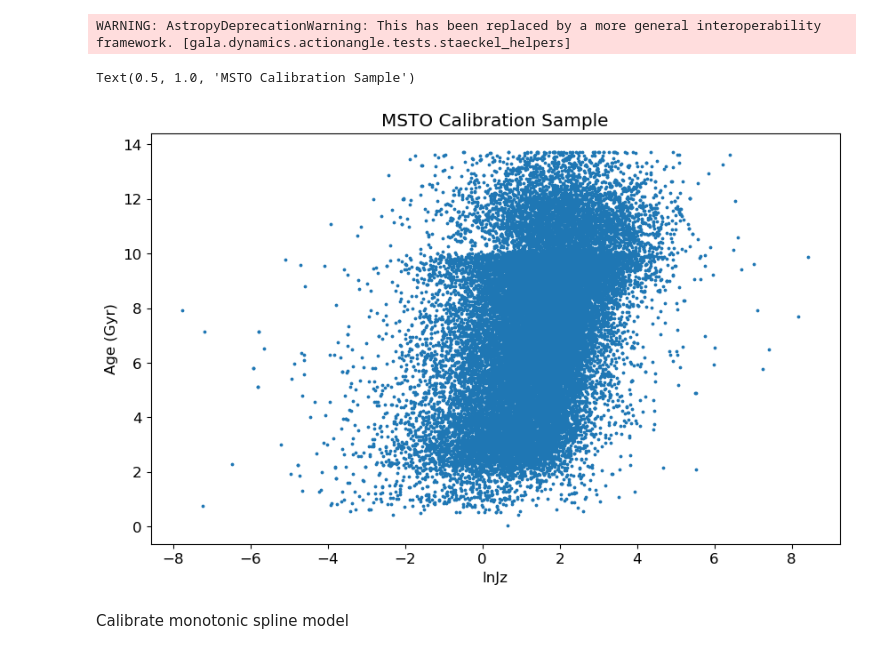
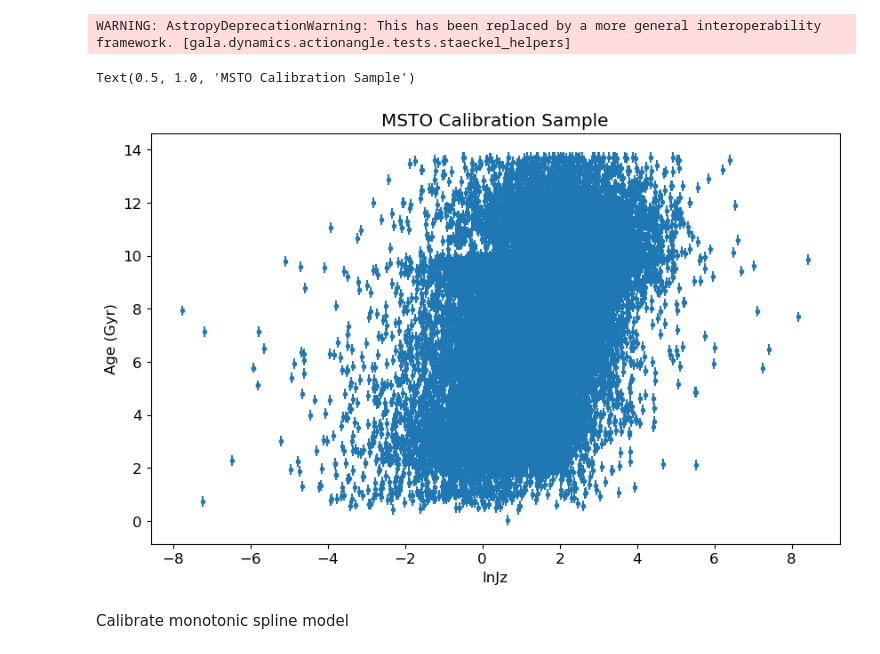
Before and after one commit to ssagear/zoomies, a Jupyter notebook: tutorials/Main_Kinematic_Age_Spline.ipynb, the cells around one changed output. Drawn from its saved outputs; the diff is of its cells as text; code cells hidden in the pictures.

```diff
--- a/tutorials/Main_Kinematic_Age_Spline.ipynb
+++ b/tutorials/Main_Kinematic_Age_Spline.ipynb
@@ -193,7 +184,7 @@ zoomies.calc_jz(starhorse_apogee, write=True, fname='../../StarHorse_APOGEE_comp
 MW 2022
 WARNING: AstropyDeprecationWarning: This has been replaced by a more general interoperability framework. [gala.dynamics.actionangle.tests.staeckel_helpers]
 # %%
-xmatch = Table.read('../../StarHorse_APOGEE_composite_WithActions.fits')
+xmatch = Table.read('../../StarHorse_APOGEE_composite_WithActions_2022.fits')
 xmatch = xmatch[xmatch['StarHorse_AGE_INOUT'] != 'Warn_diff_inout']
 xmatch = xmatch[np.log(xmatch['Jz']) < 20]
 # %%
@@ -203,22 +194,31 @@ age_err_nomask = np.array(np.nanmean((xmatch['age50']-xmatch['age16'], xmatch['a
 
 mask = age_err_nomask > 0
 
-age = np.array(age_nomask[mask])
-lnJz = np.array(np.log(Jz_nomask[mask]))
-age_err = np.array(age_err_nomask[mask])
+age0 = np.array(age_nomask[mask])
+lnJz0 = np.array(np.log(Jz_nomask[mask]))
+age_err0 = np.array(age_err_nomask[mask])
+
+
+mask2 = ~np.isnan(lnJz0)
+
+age = np.array(age0[mask2])
+lnJz = np.array(lnJz0[mask2])
+age_err = np.array(age_err0[mask2])
 
 assert np.all(np.isfinite(age_err))
 assert np.all(age_err > 0)
 # %%
-plt.scatter(lnJz, age, s=3)
+import jax.numpy as jnp
+
+plt.errorbar(lnJz, age, yerr=jnp.array([0.2]*len(lnJz)), fmt='.')
 
 plt.xlabel('lnJz')
 plt.ylabel('Age (Gyr)')
 
 plt.title('MSTO Calibration Sample')
 # %% [output]
 Text(0.5, 1.0, 'MSTO Calibration Sample')
-[figure, old version]
+[figure, new version]
 # %% [markdown]
 Calibrate monotonic spline model
 # %%
```
Also changed, not shown: parts of 17 cells of this notebook, 2 other files.
